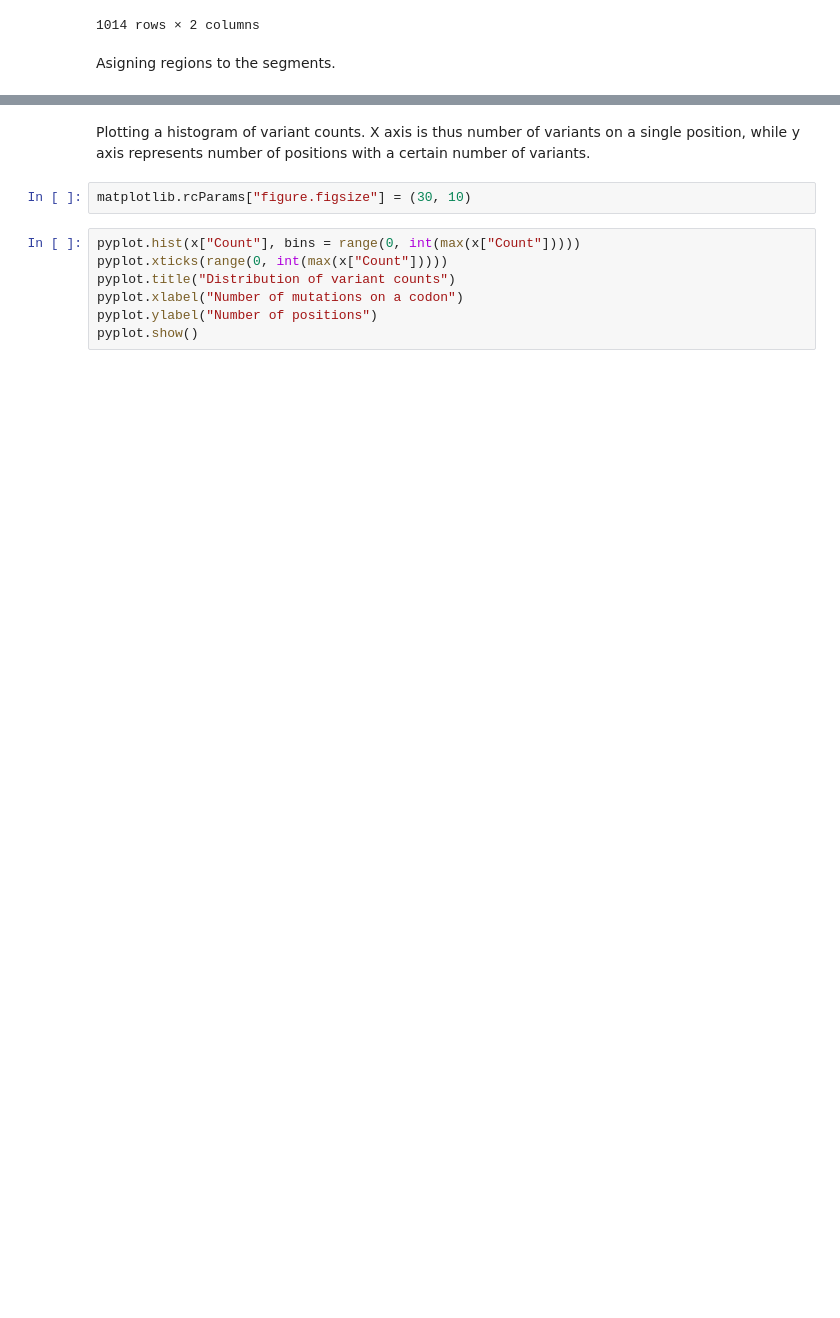
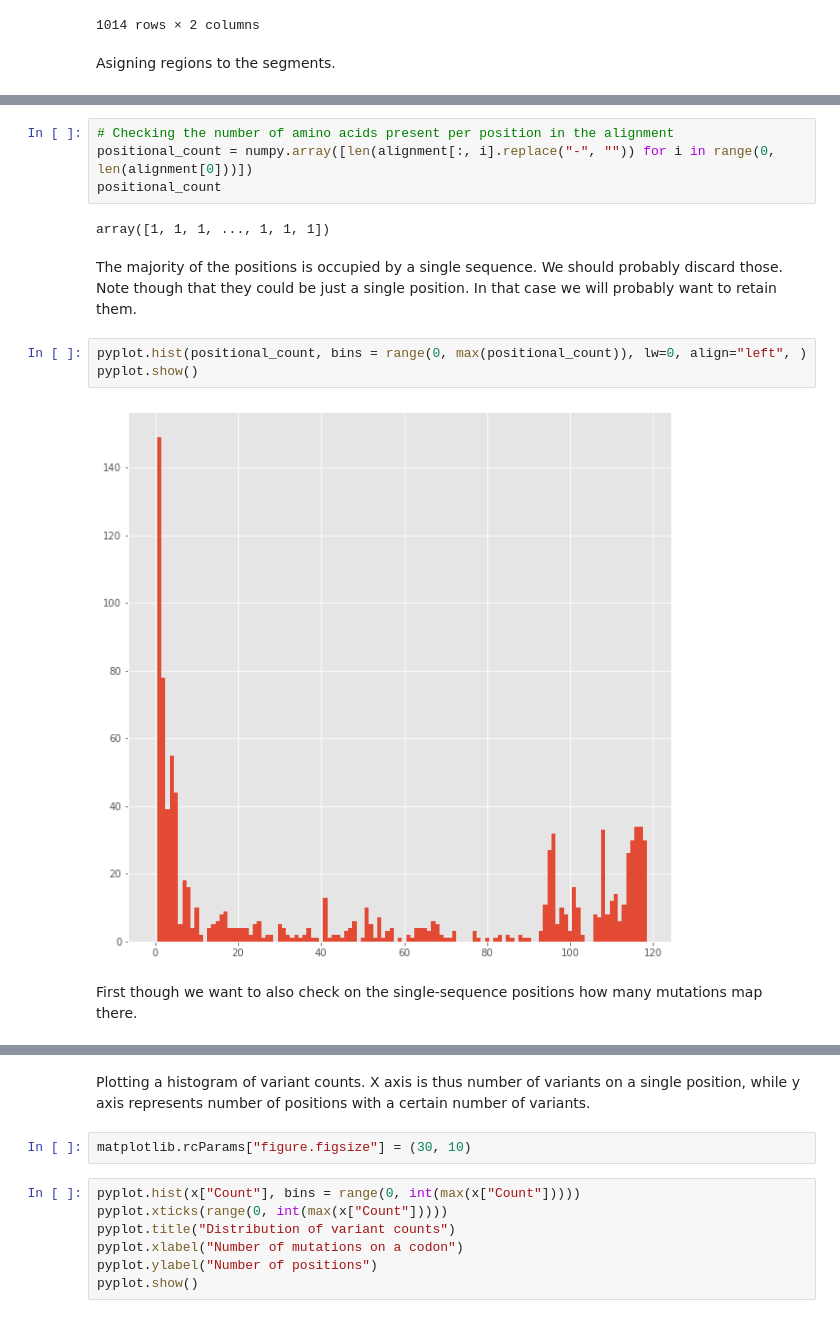
Before and after one commit to JureFabjan/gnomAD, a Jupyter notebook: Processing.ipynb, the cells around one changed output, grey strips where cells are left out. Drawn from its saved outputs; the diff is of its cells as text; blank space fills up the shorter version.

```diff
--- a/Processing.ipynb
+++ b/Processing.ipynb
@@ -746 +793,16 @@ See the caveats in the documentation: https://pandas.pydata.org/pandas-docs/stab
 1014 rows × 3 columns
+# %%
+# Checking the number of amino acids present per position in the alignment
+positional_count = numpy.array([len(alignment[:, i].replace("-", "")) for i in range(0, len(alignment[0]))])
+positional_count
+# %% [output]
+array([1, 1, 1, ..., 1, 1, 1])
+# %% [markdown]
+The majority of the positions is occupied by a single sequence. We should probably discard those. Note though that they could be just a single position. In that case we will probably want to retain them.
+# %%
+pyplot.hist(positional_count, bins = range(0, max(positional_count)), lw=0, align="left", )
+pyplot.show()
+# %% [output]
+[figure, added]
+# %% [markdown]
+First though we want to also check on the single-sequence positions how many mutations map there.
```
Also changed, not shown: parts of 40 cells of this notebook.
